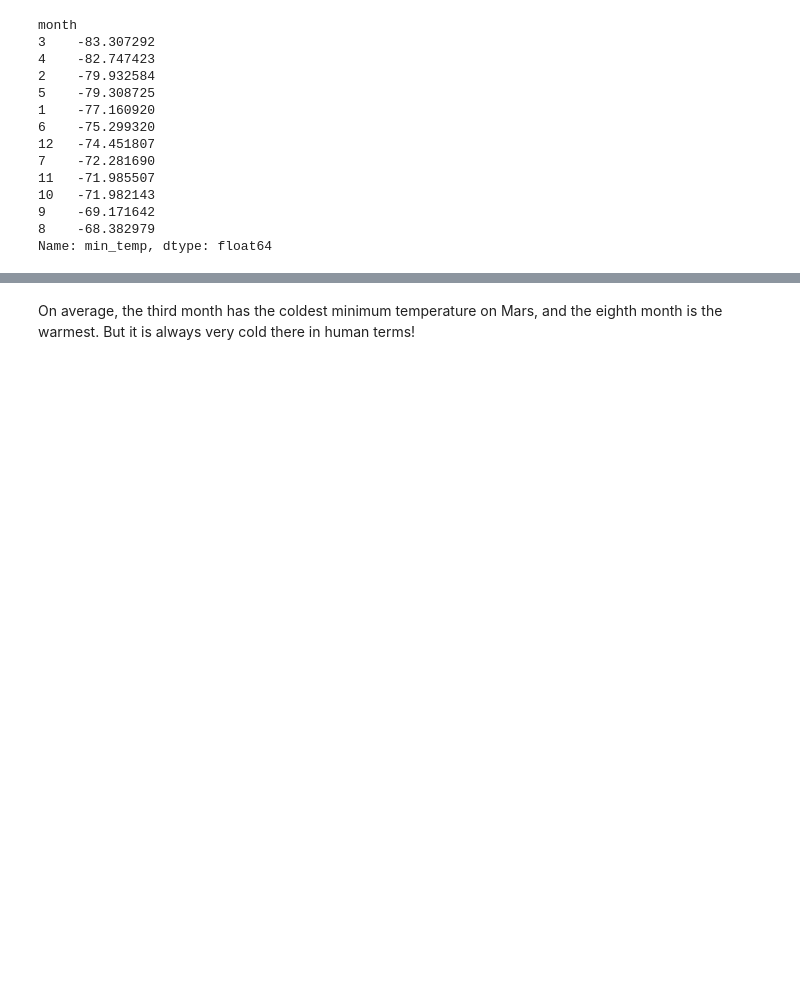
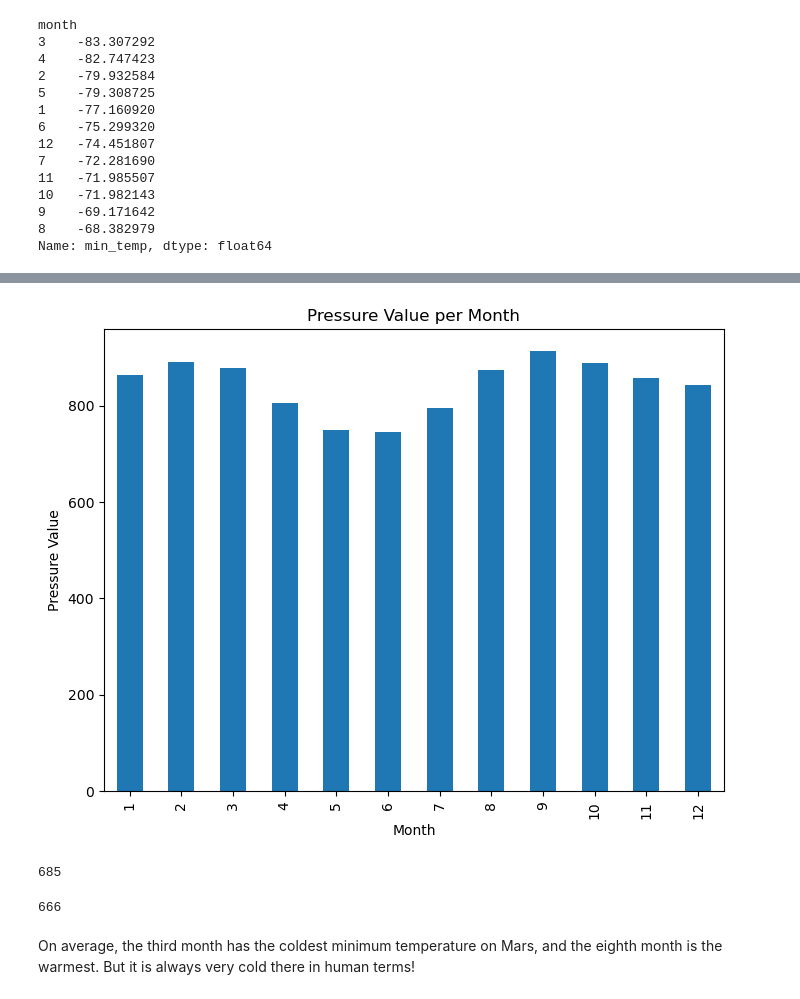
Before and after one commit to azbennett/week_11_mars_data, a Jupyter notebook: part_2_mars_weather.ipynb, the cells around one changed output, grey strips where cells are left out. Saved outputs shown, nothing was run; the diff lists cells and outputs as text; code cells hidden in the pictures; blank space fills up the shorter version.

```diff
--- a/part_2_mars_weather.ipynb
+++ b/part_2_mars_weather.ipynb
@@ -243,2 +225,4 @@ plt.show()
 # %%
 # 4. Average pressure by Martian month
+avg_pressure_mars = df.groupby('month')['pressure'].mean()
+avg_pressure_mars
@@ -249,3 +244,59 @@ plt.show()
+# %%
+# Plot the average pressure by month
+
+plt.figure(figsize=(8, 6))
+
+#set values for x/y
+avg_pressure_mars.plot(kind='bar')
+
+#labels and title
+plt.xlabel('Month')
+plt.ylabel('Pressure Value')
+plt.title('Pressure Value per Month')
+
+#plot
+plt.show()
+# %% [output]
+[figure, added]
+# %%
+# 5. How many terrestrial (earth) days are there in a Martian year?
+
+#takes my original dataframe and cuts out a section of a full df['ls'] == 0 to 359 -- or in other words - a full 360 degree rotation around the sun aka a year on mars.
+first_ls_1_index = df[df['ls'] == 0].index[0]
+
+filtered_df = df.loc[first_ls_1_index:]
+
+ls_359_index = filtered_df[filtered_df['ls'] == 359].index[0]
+
+filtered_df = filtered_df.loc[:ls_359_index]
+#filtered_df is now a 1 year segment of all mars data
+
+#I then take the earth date min and max , take the difference value in days
+min_date = filtered_df['terrestrial_date'].min()
+#print(min_date)
+max_date = filtered_df['terrestrial_date'].max()
+#print(max_date)
+difference = (max_date - min_date).days
+
+#this nets me 685 earth days in this specific mars cycle around the sun or 1 mars year.
+print(difference)
+
+#according to google the answer is 687 - so I'm not sure why its 2 days off, but this is what the data provided me.
+# %% [output]
+685
+# %%
+min_date = filtered_df['sol'].min()
+#print(min_date)
+max_date = filtered_df['sol'].max()
+#print(max_date)
+difference = (max_date - min_date)
+print(difference)
+
+#this double checked my data above - according to google there are approximately 668 martian days in a full cycle.
+
+#again I'm 2 off just like the Earth-days total.  I'm guessing the data is not perfect?  At least its consistent.
+# %% [output]
+666
 # %% [markdown]
 On average, the third month has the coldest minimum temperature on Mars, and the eighth month is the warmest. But it is always very cold there in human terms!
 # %% [markdown]
```
Also changed, not shown: parts of 8 cells of this notebook, 1 other file.
